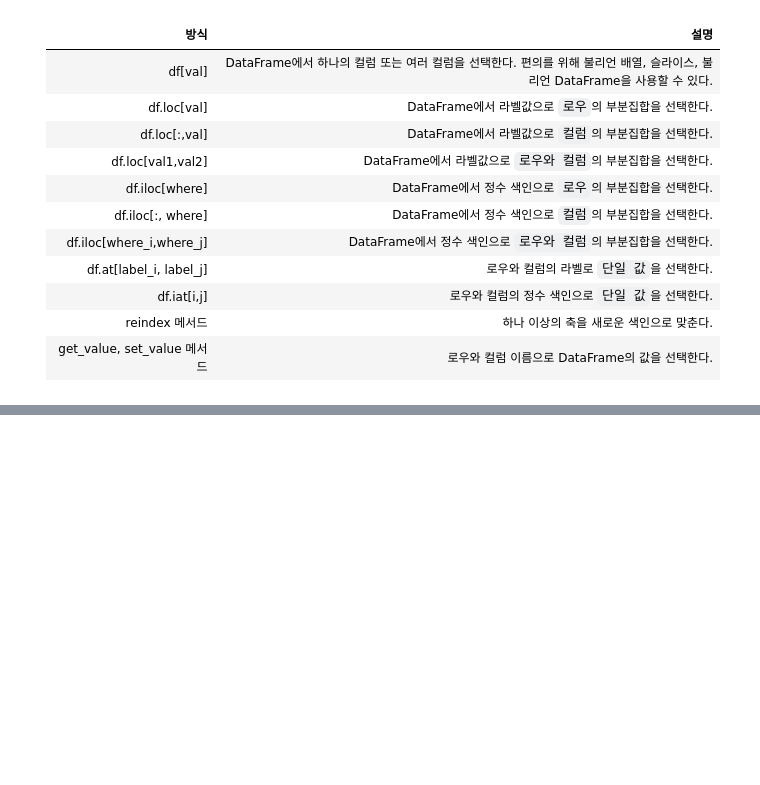
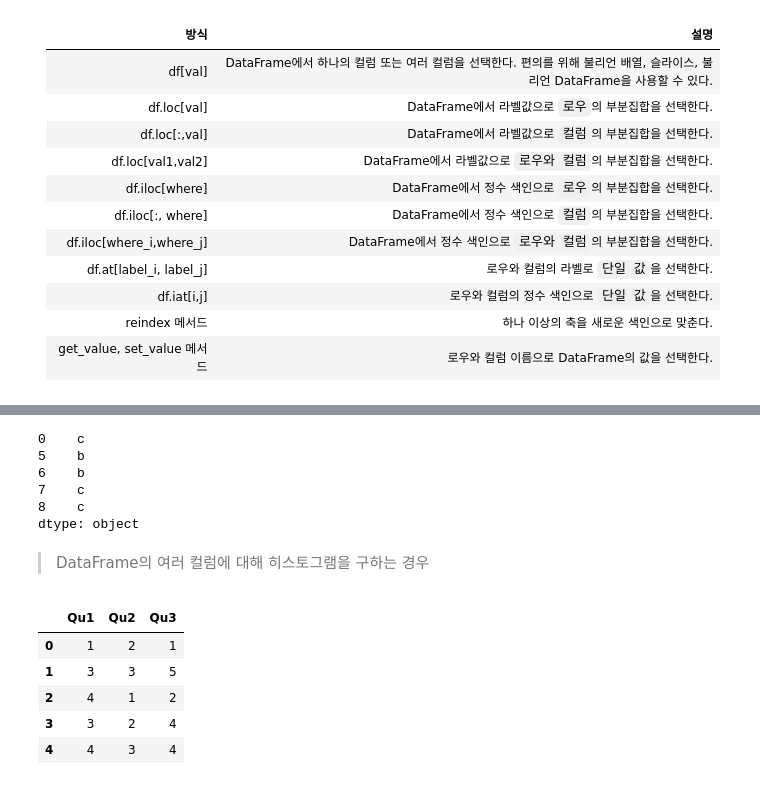
Before and after one commit to gusdn5656/python-basic, a Jupyter notebook: Python for Data Analysis/Chapter 5 pandas 시작하기.ipynb, the cells around one changed output, grey strips where cells are left out. Saved outputs shown, nothing was run; the diff lists cells and outputs as text; code cells hidden in the pictures; folded sections open; blank space fills up the shorter version.

```diff
--- a/Python for Data Analysis/Chapter 5 pandas 시작하기.ipynb
+++ b/Python for Data Analysis/Chapter 5 pandas 시작하기.ipynb
@@ -753,0 +900,23 @@ data.iloc[:,:3][data.three > 5]
+# %%
+obj[mask]
+# %% [output]
+0    c
+5    b
+6    b
+7    c
+8    c
+dtype: object
+# %% [markdown]
+> DataFrame의 여러 컬럼에 대해 히스토그램을 구하는 경우
+# %%
+data = pd.DataFrame({'Qu1' : [1,3,4,3,4],
+                     'Qu2' : [2,3,1,2,3],
+                     'Qu3' : [1,5,2,4,4]})
+data
+# %% [output]
+|  | Qu1 | Qu2 | Qu3 |
+| 0 | 1 | 2 | 1 |
+| 1 | 3 | 3 | 5 |
+| 2 | 4 | 1 | 2 |
+| 3 | 3 | 2 | 4 |
+| 4 | 4 | 3 | 4 |
```
Also changed, not shown: parts of 189 cells of this notebook.
